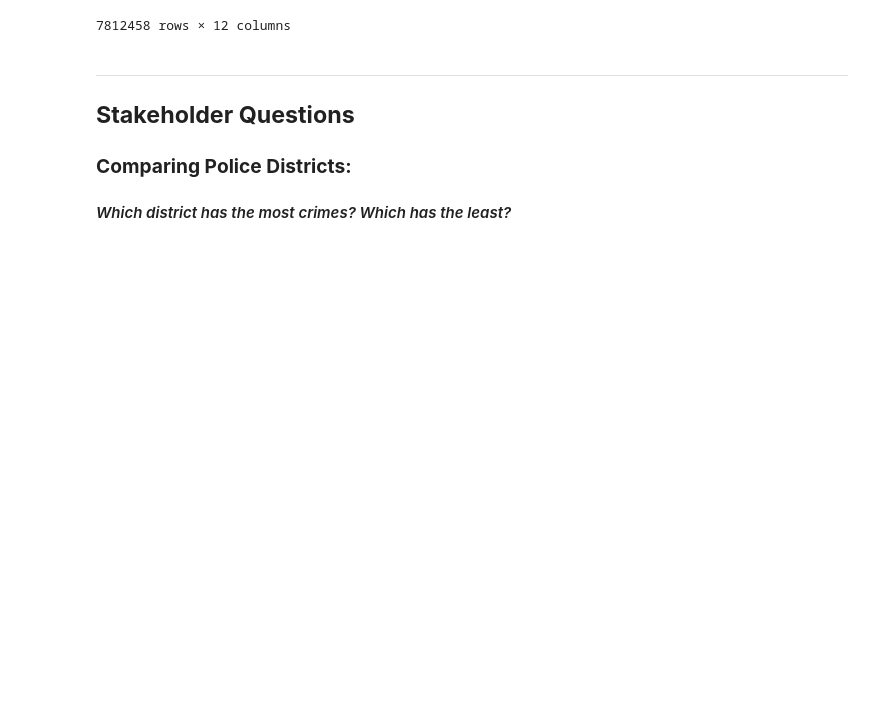
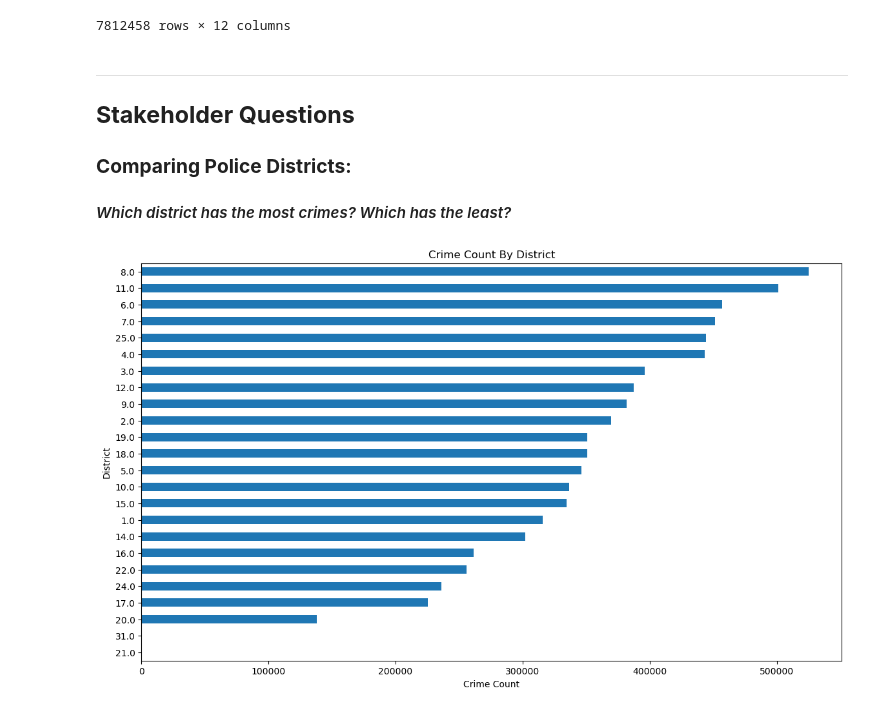
Before and after one commit to john-a-dixon/chicago-crime-time-series, a Jupyter notebook: chicago-crime-time-series.ipynb, the cells around one changed output. Saved outputs shown, nothing was run; the diff lists cells and outputs as text; code cells hidden in the pictures; blank space fills up the shorter version.

```diff
--- a/chicago-crime-time-series.ipynb
+++ b/chicago-crime-time-series.ipynb
@@ -40,3 +41,10 @@ original_df
 ### **Comparing Police Districts:**
 
 #### _Which district has the most crimes? Which has the least?_
+# %%
+ax = original_df["District"].value_counts().sort_values().plot(kind="barh", figsize=(14, 8))
+ax.set_title("Crime Count By District")
+ax.set_xlabel("Crime Count")
+ax.set_ylabel("District");
+# %% [output]
+[figure, added]
```
Also changed, not shown: parts of 9 cells of this notebook.
